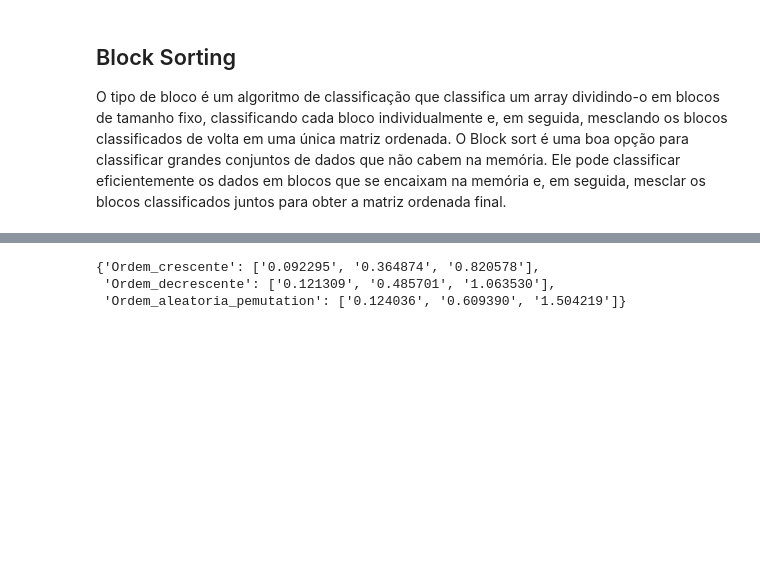
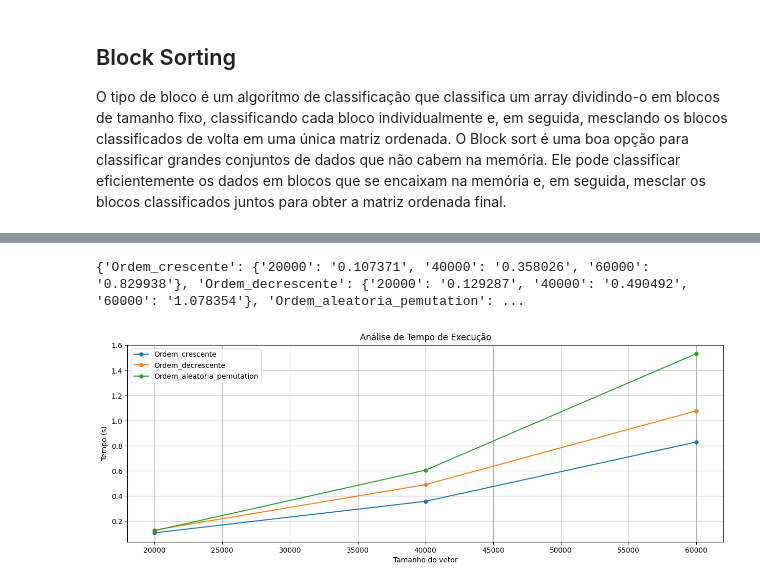
Before and after one commit to JonasCGN/Trabalho-1---PAA, a Jupyter notebook: main.ipynb, the cells around one changed output, grey strips where cells are left out. Cells and saved outputs as stored; diff of their text form; code cells hidden in the pictures; blank space fills up the shorter version.

Commit message:
feat: add grafico de tempo de exec

```diff
--- a/main.ipynb
+++ b/main.ipynb
@@ -106,13 +103,26 @@ data_processing = {}
 for line in str(results_block_sort.stdout).splitlines():
   type_ = line.split('/')[1]
   temp = line.split(' ')[-1]
+  qtd = line.split('/')[-1].split('.')[0]
   if not data_processing.get(type_):
-    data_processing[type_] = [temp]
+    data_processing[type_] = {qtd: temp}
   else:
-    data_processing[type_].append(temp)
+    data_processing[type_][qtd] = temp
 
-data_processing
+print(data_processing)
 # %% [output]
-{'Ordem_crescente': ['0.092295', '0.364874', '0.820578'],
- 'Ordem_decrescente': ['0.121309', '0.485701', '1.063530'],
- 'Ordem_aleatoria_pemutation': ['0.124036', '0.609390', '1.504219']}
+{'Ordem_crescente': {'20000': '0.107371', '40000': '0.358026', '60000': '0.829938'}, 'Ordem_decrescente': {'20000': '0.129287', '40000': '0.490492', '60000': '1.078354'}, 'Ordem_aleatoria_pemutation': ...
+# %%
+plt.figure(figsize=(15, 5))
+plt.title('Análise de Tempo de Execução')
+plt.xlabel('Tamanho do vetor')
+plt.ylabel('Tempo (s)')
+for type_, data in data_processing.items():
+    x = list(map(int, data.keys()))
+    y = list(map(float, data.values()))
+    plt.plot(x, y, label=type_, marker='o', markersize=5)
+plt.legend()
+plt.grid()
+plt.show()
+# %% [output]
+[figure, added]
```
Also changed, not shown: parts of 3 cells of this notebook.
